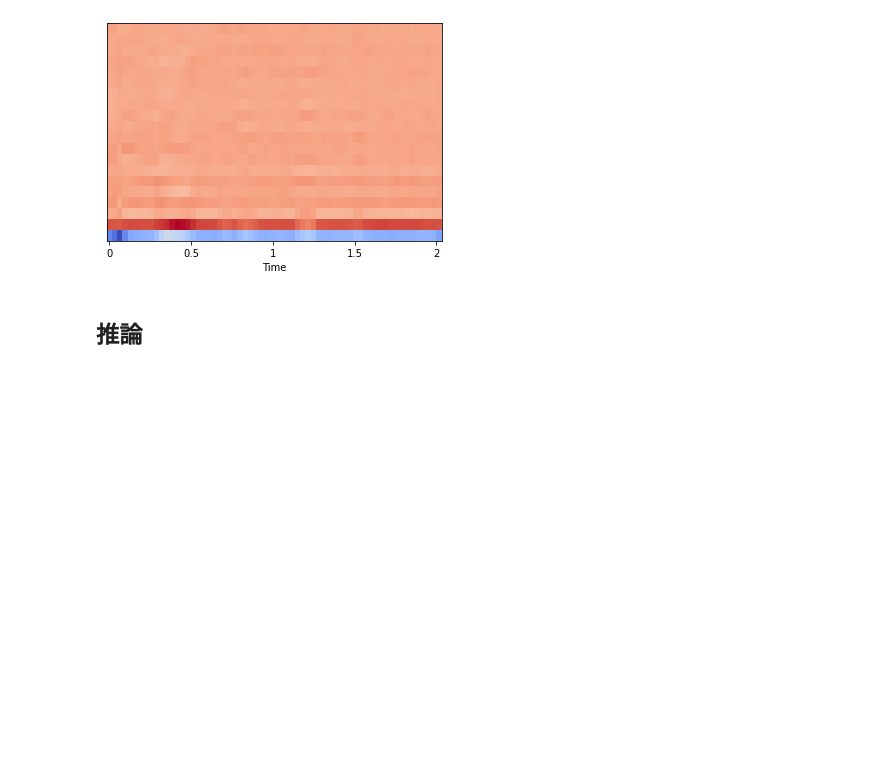
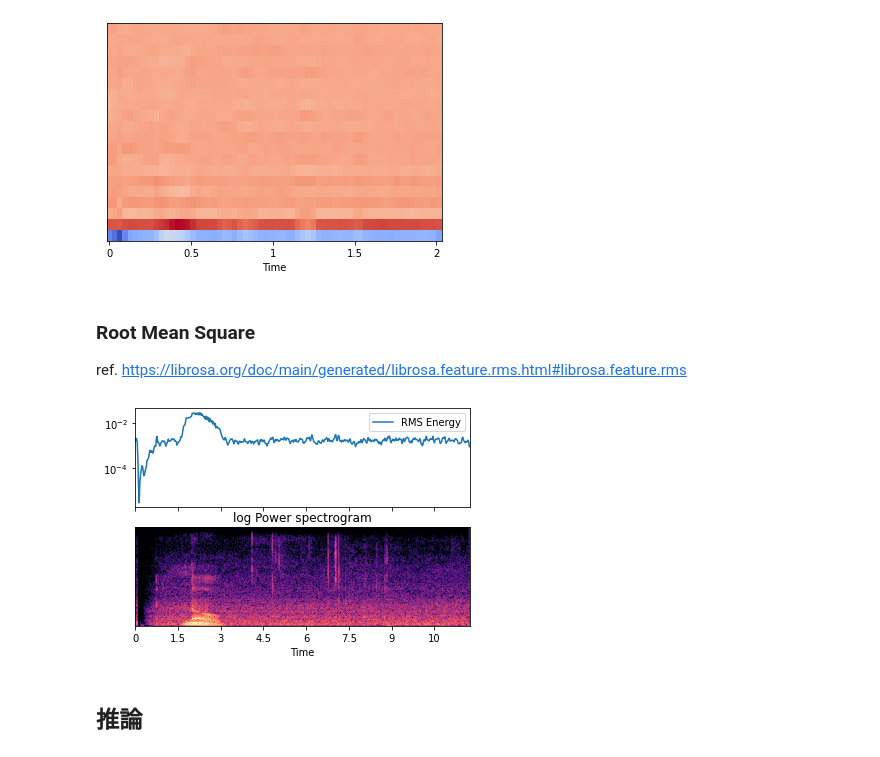
Before and after one commit to sadahry/notebooks, a Jupyter notebook: signal_processing/yes_no_detection.ipynb, the cells around one changed output. Cells and saved outputs as stored; diff of their text form; code cells hidden in the pictures; blank space fills up the shorter version.

Commit message:
add Root Mean Square and DecisionTreeClassifier

```diff
--- a/signal_processing/yes_no_detection.ipynb
+++ b/signal_processing/yes_no_detection.ipynb
@@ -249,6 +249,27 @@ librosa.display.specshow(mfccs, sr=samplerate, x_axis='time')
 (20, 64)
 <matplotlib.collections.QuadMesh at 0x...>
 [figure]
+# %% [markdown]
+### Root Mean Square
+
+ref. https://librosa.org/doc/main/generated/librosa.feature.rms.html#librosa.feature.rms
+# %%
+S = librosa.magphase(librosa.stft(X_no[0], win_length=256))[0]
+rms = librosa.feature.rms(S=S)
+
+fig, ax = plt.subplots(nrows=2, sharex=True)
+times = librosa.times_like(rms)
+ax[0].semilogy(times, rms[0], label='RMS Energy')
+ax[0].set(xticks=[])
+ax[0].legend()
+ax[0].label_outer()
+librosa.display.specshow(librosa.amplitude_to_db(S, ref=np.max),
+                          x_axis='time', ax=ax[1])
+ax[1].set(title='log Power spectrogram')
+
+plt.show()
+# %% [output]
+[figure, added]
 # %% [markdown]
 ## 推論
 # %%
```
Also changed, not shown: parts of 4 cells of this notebook.
